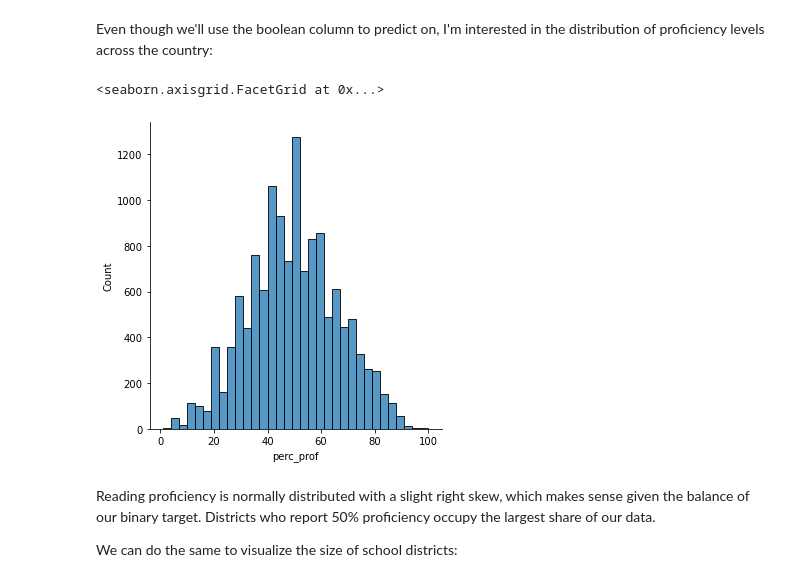
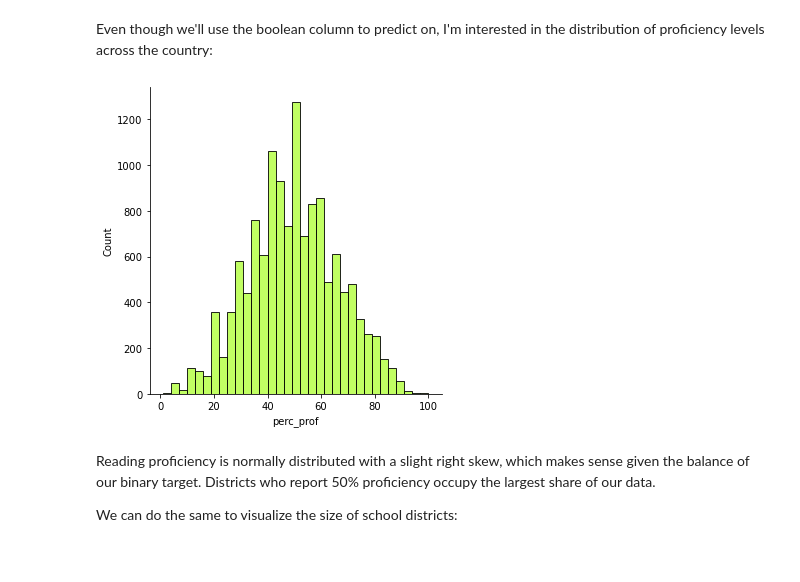
Before and after one commit to alexiskedo/Predicting-School-District-Performance, a Jupyter notebook: District_Spending_and_Achievement.ipynb, the cells around one changed output. Saved outputs shown, nothing was run; the diff lists cells and outputs as text; code cells hidden in the pictures.

```diff
--- a/District_Spending_and_Achievement.ipynb
+++ b/District_Spending_and_Achievement.ipynb
@@ -472,10 +472,10 @@ Our target is relatively balanced, with just over 51% of school districts report
 # %% [markdown]
 Even though we'll use the boolean column to predict on, I'm interested in the distribution of proficiency levels across the country:
 # %%
-sn.displot(final, x='perc_prof', binwidth=3)
+sn.displot(final, x='perc_prof', binwidth=3, color="greenyellow")
+plt.savefig("District Averages")
 # %% [output]
-<seaborn.axisgrid.FacetGrid at 0x...>
-[figure, old version]
+[figure, new version]
 # %% [markdown]
 Reading proficiency is normally distributed with a slight right skew, which makes sense given the balance of our binary target. Districts who report 50% proficiency occupy the largest share of our data.
 
```
Also changed, not shown: parts of 40 cells of this notebook, 2 other files.
